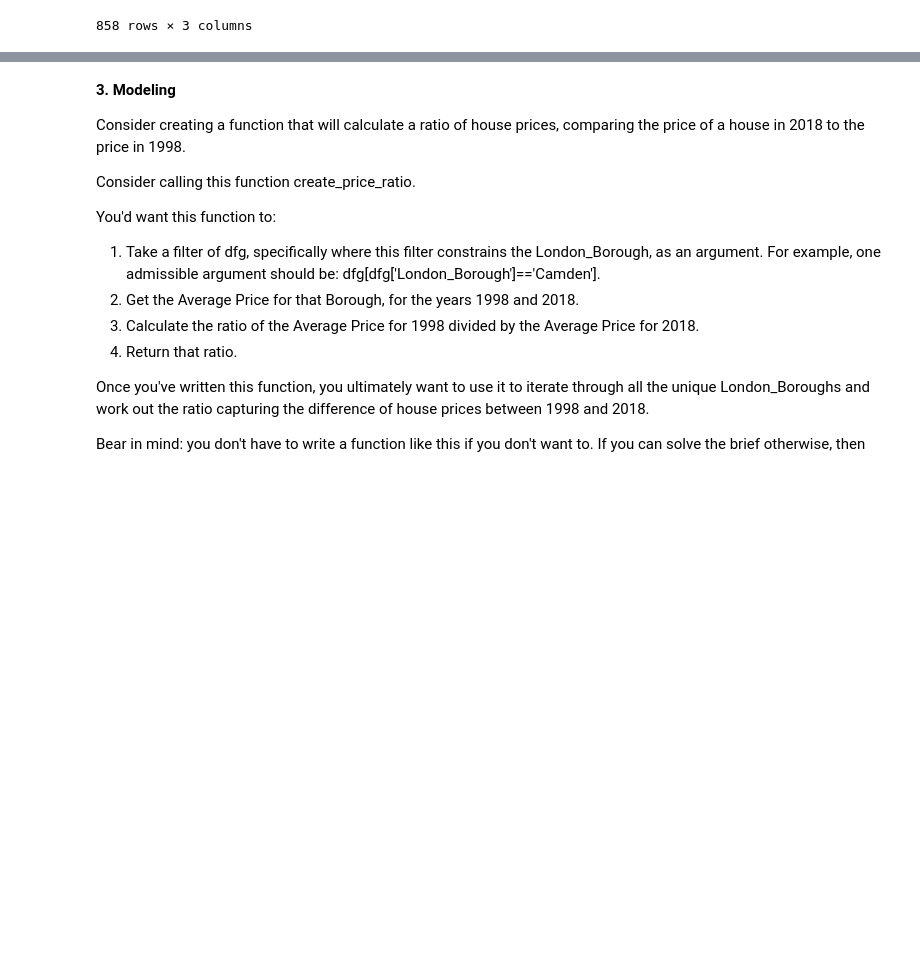
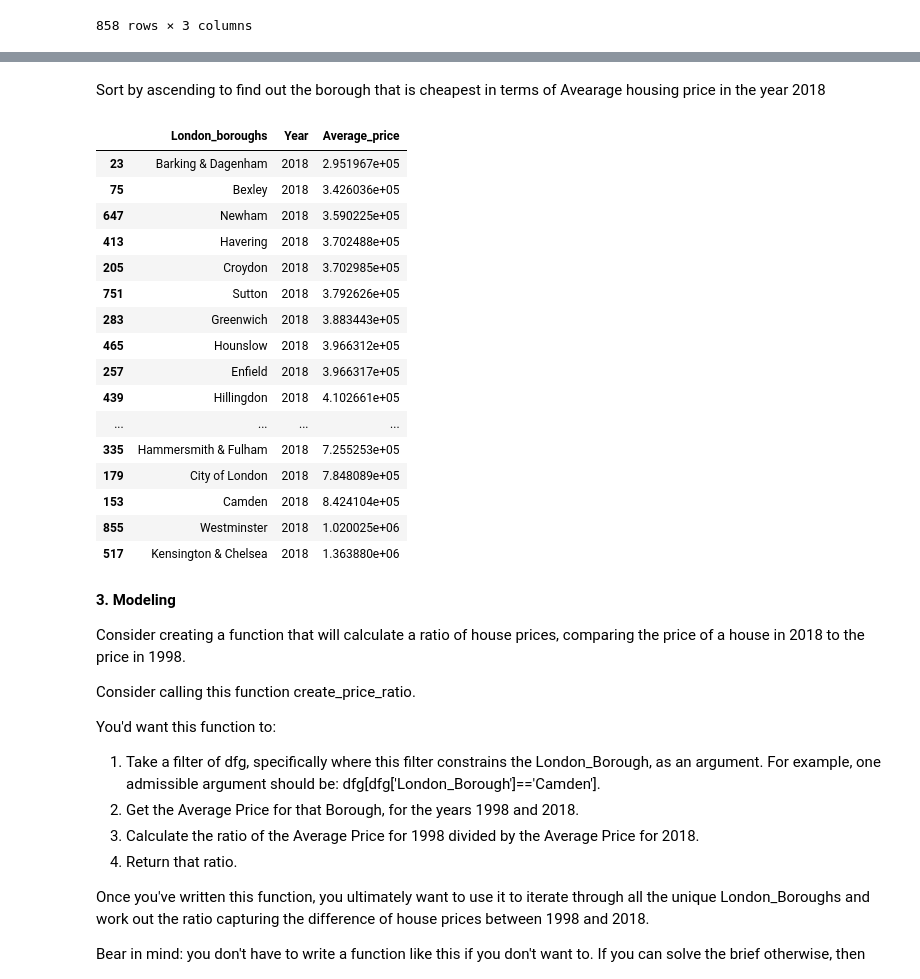
Before and after one commit to shalin4788/Springboard-Do-not-refer-, a Jupyter notebook: Unit 4 Challenge - Tier 3.ipynb, the cells around one changed output, grey strips where cells are left out. Saved outputs shown, nothing was run; the diff lists cells and outputs as text; code cells hidden in the pictures; blank space fills up the shorter version.

```diff
--- a/Unit 4 Challenge - Tier 3.ipynb
+++ b/Unit 4 Challenge - Tier 3.ipynb
@@ -553,3 +575,25 @@ df_new
+# %% [markdown]
+Sort by ascending to find out the borough that is cheapest in terms of Avearage housing price in the year 2018
+# %%
+df_new[df_new['Year'] == 2018].sort_values(by = 'Average_price')
+# %% [output]
+|  | London_boroughs | Year | Average_price |
+| 23 | Barking & Dagenham | 2018 | 2.951967e+05 |
+| 75 | Bexley | 2018 | 3.426036e+05 |
+| 647 | Newham | 2018 | 3.590225e+05 |
+| 413 | Havering | 2018 | 3.702488e+05 |
+| 205 | Croydon | 2018 | 3.702985e+05 |
+| 751 | Sutton | 2018 | 3.792626e+05 |
+| 283 | Greenwich | 2018 | 3.883443e+05 |
+| 465 | Hounslow | 2018 | 3.966312e+05 |
+| 257 | Enfield | 2018 | 3.966317e+05 |
+| 439 | Hillingdon | 2018 | 4.102661e+05 |
+| ... | ... | ... | ... |
+| 335 | Hammersmith & Fulham | 2018 | 7.255253e+05 |
+| 179 | City of London | 2018 | 7.848089e+05 |
+| 153 | Camden | 2018 | 8.424104e+05 |
+| 855 | Westminster | 2018 | 1.020025e+06 |
+| 517 | Kensington & Chelsea | 2018 | 1.363880e+06 |
 # %% [markdown]
 **3. Modeling**
 
```
Also changed, not shown: parts of 3 cells of this notebook.
